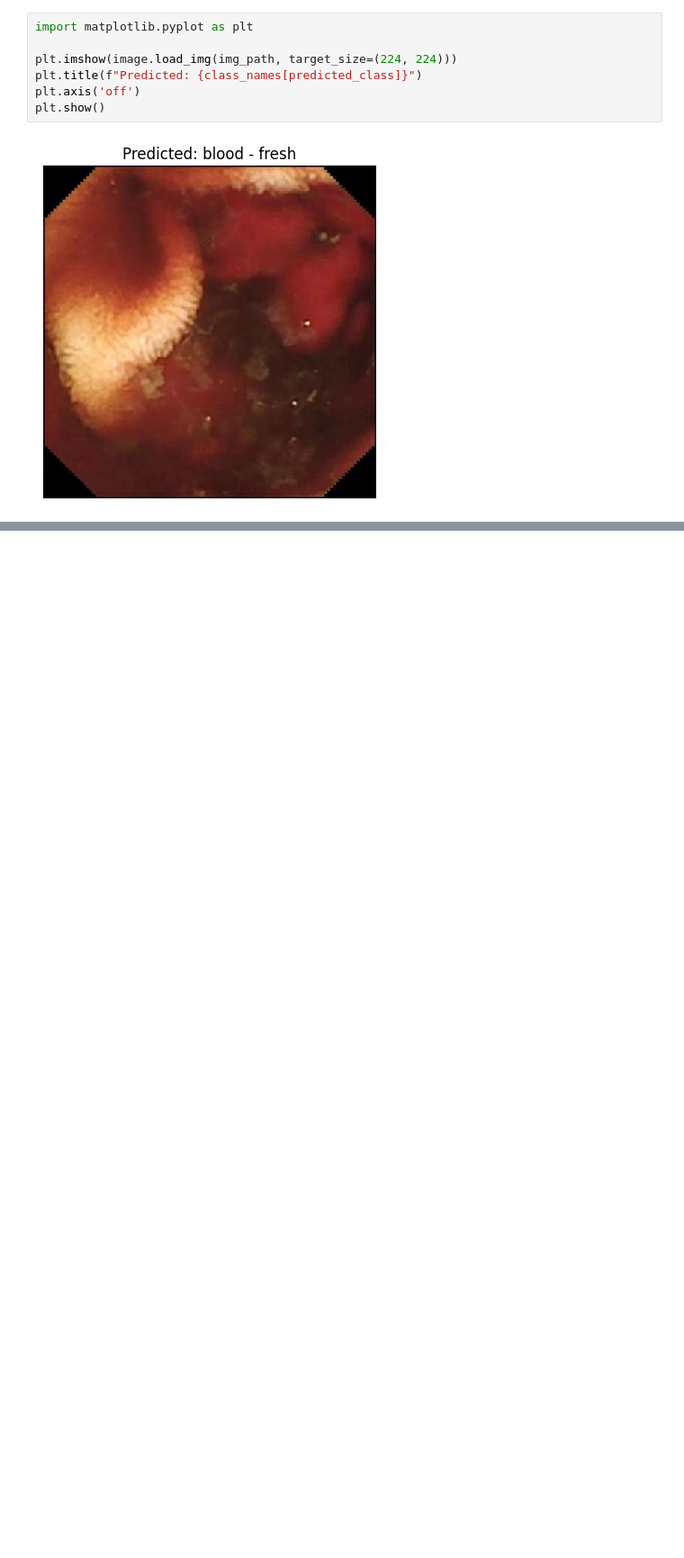
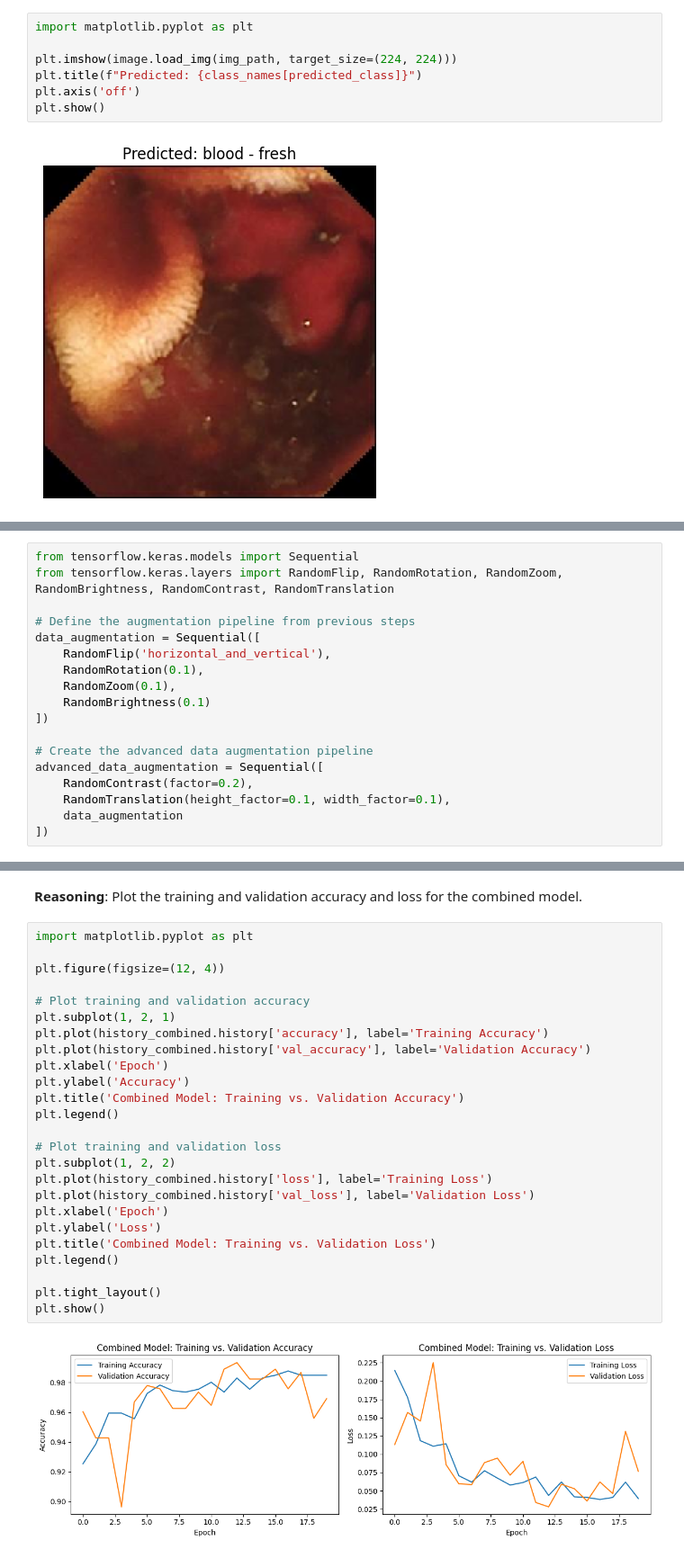
Before and after one commit to robins645/ML_Project, a Jupyter notebook: Anomaly.ipynb, the cells around one changed output, grey strips where cells are left out. Shown at 90% size. Drawn from its saved outputs; the diff is of its cells as text; blank space fills up the shorter version.

```diff
--- a/Anomaly.ipynb
+++ b/Anomaly.ipynb
@@ -379,0 +414,18 @@ plt.show()
+# %%
+from tensorflow.keras.models import Sequential
+from tensorflow.keras.layers import RandomFlip, RandomRotation, RandomZoom, RandomBrightness, RandomContrast, RandomTranslation
+
+# Define the augmentation pipeline from previous steps
+data_augmentation = Sequential([
+    RandomFlip('horizontal_and_vertical'),
+    RandomRotation(0.1),
+    RandomZoom(0.1),
+    RandomBrightness(0.1)
+])
+
+# Create the advanced data augmentation pipeline
+advanced_data_augmentation = Sequential([
+    RandomContrast(factor=0.2),
+    RandomTranslation(height_factor=0.1, width_factor=0.1),
+    data_augmentation
+])
@@ -379,0 +646,30 @@ plt.show()
+# %% [markdown]
+**Reasoning**:
+Plot the training and validation accuracy and loss for the combined model.
+# %%
+import matplotlib.pyplot as plt
+
+plt.figure(figsize=(12, 4))
+
+# Plot training and validation accuracy
+plt.subplot(1, 2, 1)
+plt.plot(history_combined.history['accuracy'], label='Training Accuracy')
+plt.plot(history_combined.history['val_accuracy'], label='Validation Accuracy')
+plt.xlabel('Epoch')
+plt.ylabel('Accuracy')
+plt.title('Combined Model: Training vs. Validation Accuracy')
+plt.legend()
+
+# Plot training and validation loss
+plt.subplot(1, 2, 2)
+plt.plot(history_combined.history['loss'], label='Training Loss')
+plt.plot(history_combined.history['val_loss'], label='Validation Loss')
+plt.xlabel('Epoch')
+plt.ylabel('Loss')
+plt.title('Combined Model: Training vs. Validation Loss')
+plt.legend()
+
+plt.tight_layout()
+plt.show()
+# %% [output]
+[figure, added]
```
Also changed, not shown: parts of 29 cells of this notebook.
